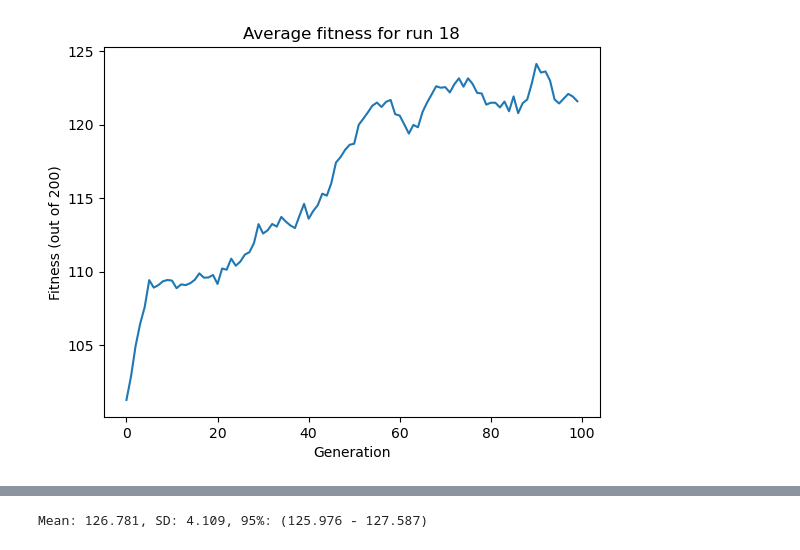
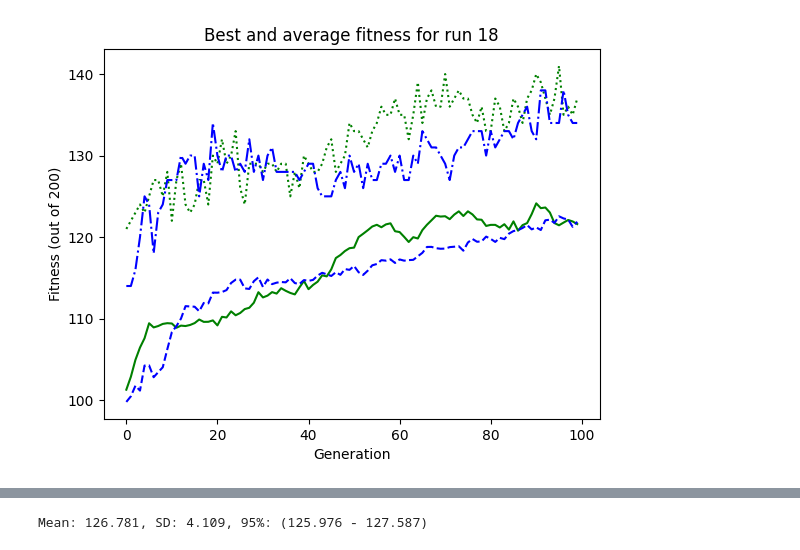
Before and after one commit to andey-robins/evocomp, a Jupyter notebook: hw01/analysis.ipynb, the cells around one changed output, grey strips where cells are left out. Drawn from its saved outputs; the diff is of its cells as text; code cells hidden in the pictures.

Commit message:
Add more analysis plots

```diff
--- a/hw01/analysis.ipynb
+++ b/hw01/analysis.ipynb
@@ -5,10 +5,14 @@ data = {0: {'best': [114, 118, 114, 114, 116, 117, 122, 122, 123, 121, 123, 122,
 from matplotlib import pyplot as plt
 # %%
 # A single run plotted
-plt.plot(data[18]["avg"])
-plt.title("Average fitness for run 18")
+plt.title("Performance for run 18")
+plt.plot(data[18]['avg'], c='green')
+plt.plot(data[18]['best'], ls=':', c='green')
+plt.plot(data[20]['avg'], ls='--', c='blue')
+plt.plot(data[20]['best'], ls='-.', c='blue')
+plt.title("Best and average fitness for run 18")
 plt.ylabel("Fitness (out of 200)")
 plt.xlabel("Generation")
 plt.show()
 # %% [output]
-[figure, old version]
+[figure, new version]
```
Also changed, not shown: parts of 3 cells of this notebook.
